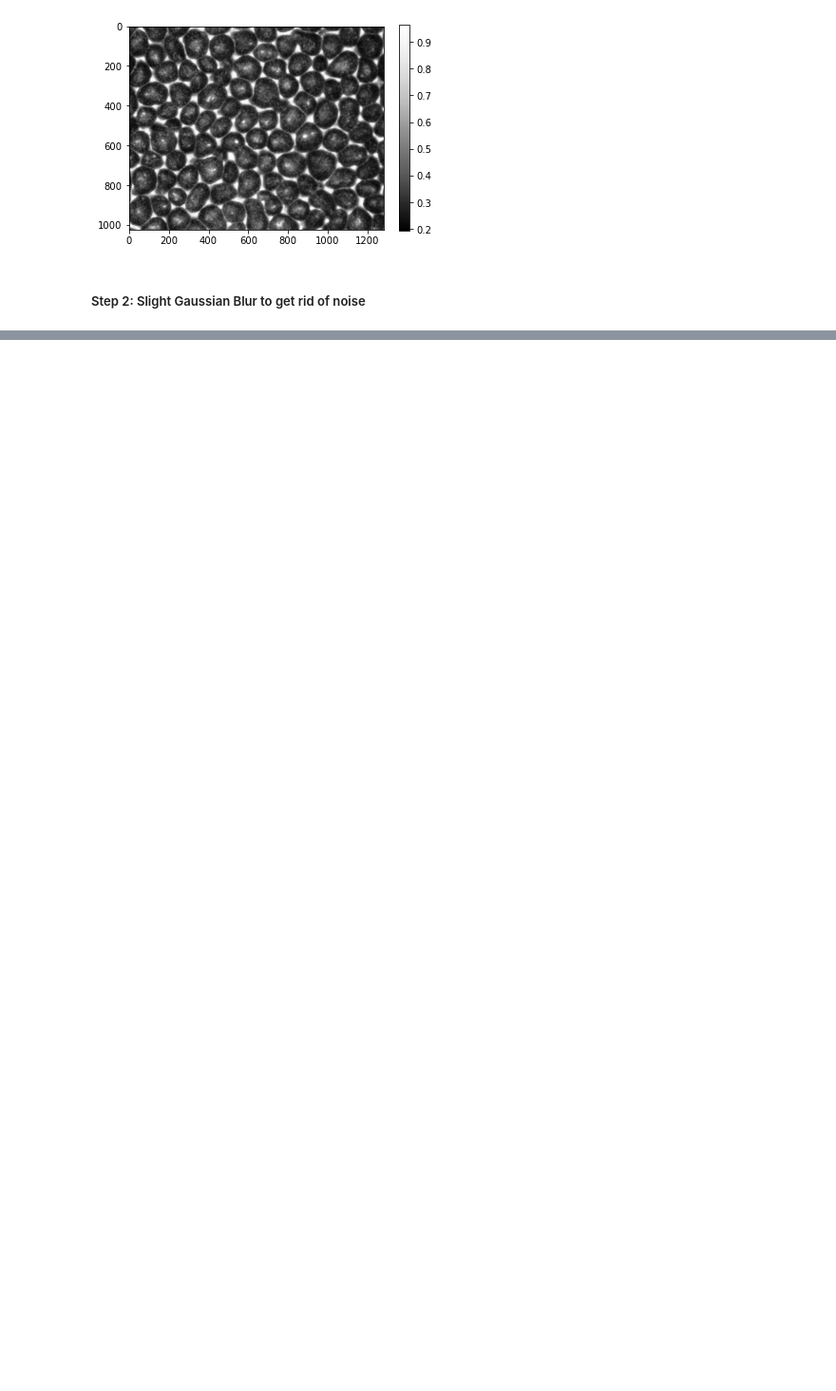
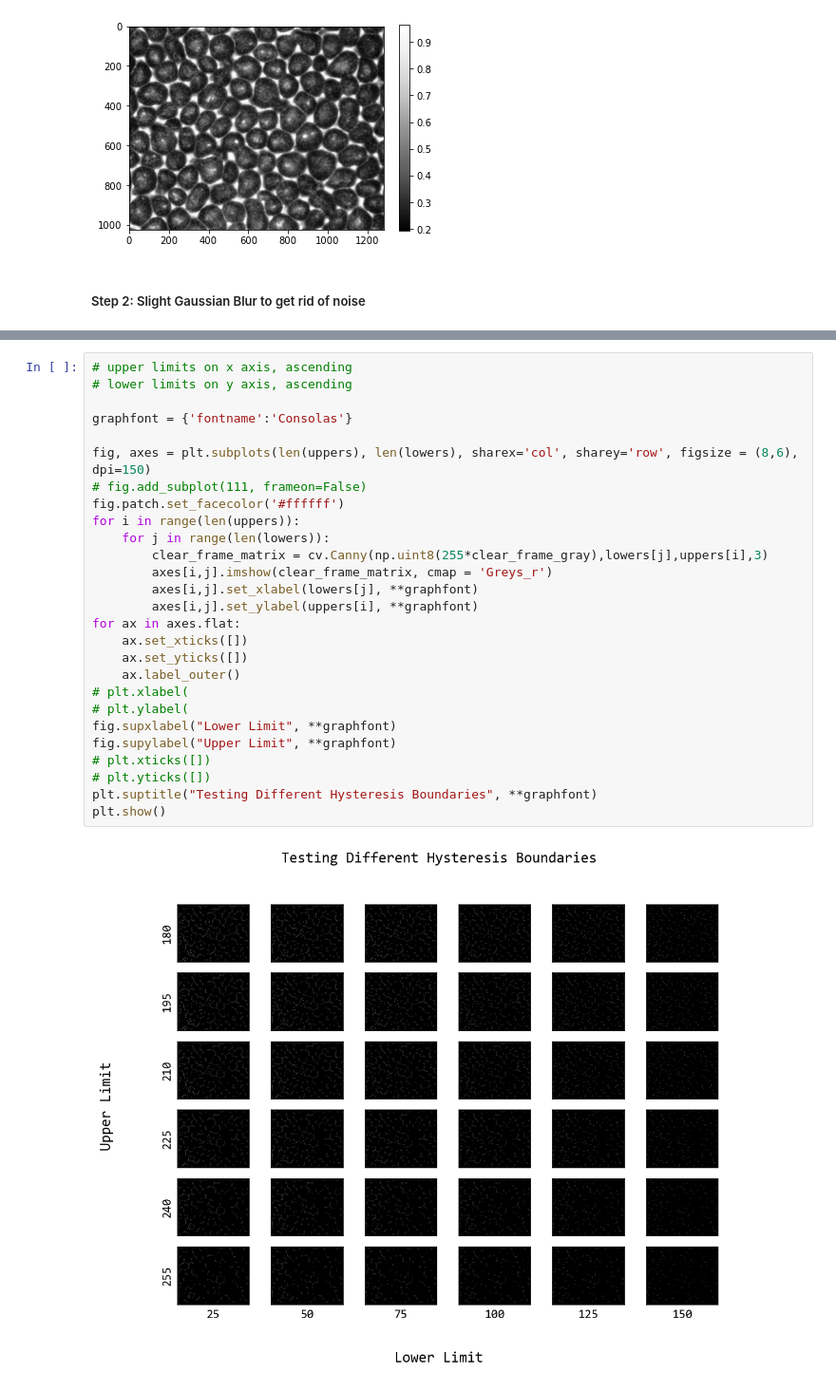
Before and after one commit to johnmays/convection-cell-research, a Jupyter notebook: image_processing/canny_edge.ipynb, the cells around one changed output, grey strips where cells are left out. Shown: that part at 95% size. Drawn from its saved outputs; the diff is of its cells as text; blank space fills up the shorter version.

```diff
--- a/image_processing/canny_edge.ipynb
+++ b/image_processing/canny_edge.ipynb
@@ -39,0 +65,29 @@ plt.colorbar();
+# %%
+# upper limits on x axis, ascending
+# lower limits on y axis, ascending
+
+graphfont = {'fontname':'Consolas'}
+
+fig, axes = plt.subplots(len(uppers), len(lowers), sharex='col', sharey='row', figsize = (8,6), dpi=150)
+# fig.add_subplot(111, frameon=False)
+fig.patch.set_facecolor('#ffffff')
+for i in range(len(uppers)):
+    for j in range(len(lowers)):
+        clear_frame_matrix = cv.Canny(np.uint8(255*clear_frame_gray),lowers[j],uppers[i],3)
+        axes[i,j].imshow(clear_frame_matrix, cmap = 'Greys_r')
+        axes[i,j].set_xlabel(lowers[j], **graphfont)
+        axes[i,j].set_ylabel(uppers[i], **graphfont)
+for ax in axes.flat:
+    ax.set_xticks([])
+    ax.set_yticks([])
+    ax.label_outer()
+# plt.xlabel(
+# plt.ylabel(
+fig.supxlabel("Lower Limit", **graphfont)
+fig.supylabel("Upper Limit", **graphfont)
+# plt.xticks([])
+# plt.yticks([])
+plt.suptitle("Testing Different Hysteresis Boundaries", **graphfont)
+plt.show()
+# %% [output]
+[figure, added]
```
Also changed, not shown: parts of 14 cells of this notebook.
